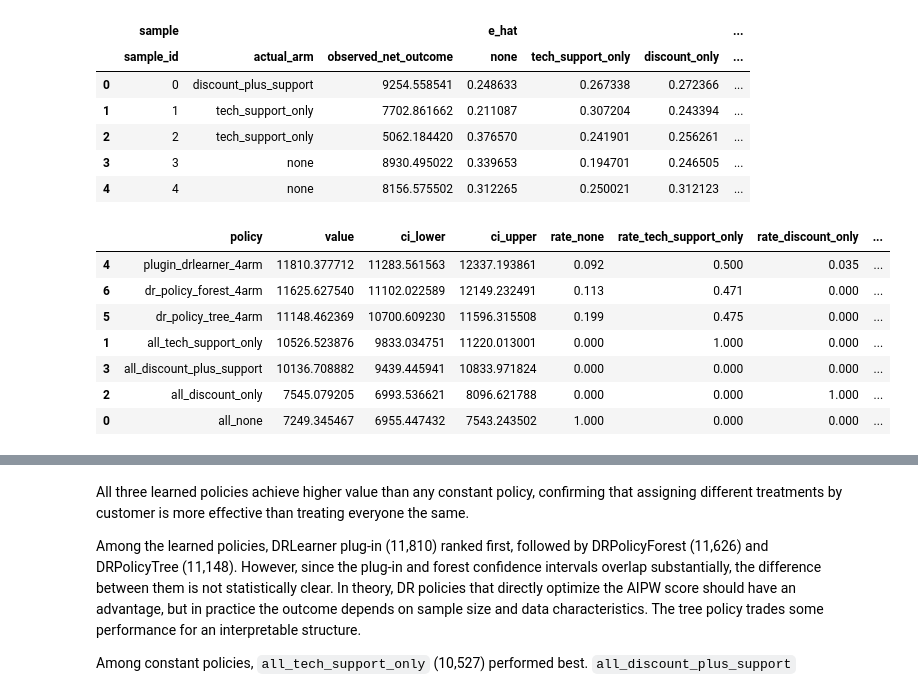
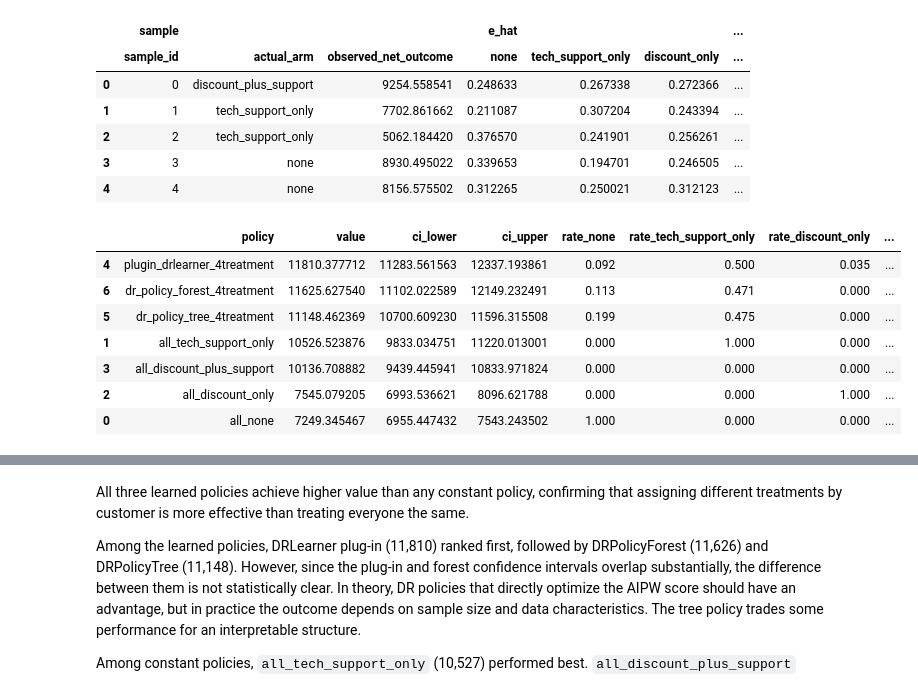
Before and after one commit to CausalInferenceLab/causal-studio, a Jupyter notebook: book/who_should_be_treated/who_should_be_treated_en.ipynb, the cells around one changed output, grey strips where cells are left out. Cells and saved outputs as stored; diff of their text form; code cells hidden in the pictures.

```diff
--- a/book/who_should_be_treated/who_should_be_treated_en.ipynb
+++ b/book/who_should_be_treated/who_should_be_treated_en.ipynb
@@ -100,29 +100,29 @@ covariates = [
 ]
 outcome = 'Revenue'
 
-ARM_NAMES = {
+TREATMENT_NAMES = {
     0: 'none',
     1: 'tech_support_only',
     2: 'discount_only',
     3: 'discount_plus_support',
 }
-ARM_LABELS = [ARM_NAMES[i] for i in range(4)]
+TREATMENT_LABELS = [TREATMENT_NAMES[i] for i in range(4)]
 
 required_columns = covariates + ['Tech Support', 'Discount', outcome]
 for col in required_columns:
     data[col] = pd.to_numeric(data[col], errors='coerce')
 
 policy_df = data[required_columns].dropna().copy()
-policy_df['arm'] = (
+policy_df['treatment'] = (
     2 * policy_df['Discount'].astype(int)
     + policy_df['Tech Support'].astype(int)
 ).astype(int)
-policy_df['arm_name'] = policy_df['arm'].map(ARM_NAMES)
+policy_df['treatment_name'] = policy_df['treatment'].map(TREATMENT_NAMES)
 
 n = len(policy_df)
 X = policy_df[covariates].to_numpy()
 Y = policy_df[outcome].to_numpy(dtype=float)
-A = policy_df['arm'].to_numpy(dtype=int)
+A = policy_df['treatment'].to_numpy(dtype=int)
 
 print(policy_df.shape)
 policy_df.head()
@@ -641,28 +643,25 @@ This structure ensures unbiasedness holds as long as either the outcome model or
 
 This score is used to estimate the value of each learned policy.
 # %%
-Y_net_train = Y_net[train_idx]
-Y_net_test  = Y_net[test_idx]
-
 e_hat_net = np.clip(e_hat_raw, 0.02, 0.98)
 e_hat_net = e_hat_net / e_hat_net.sum(axis=1, keepdims=True)
 
 gamma_net = np.zeros((len(X_test), 4))
 mu_hat_net = np.zeros((len(X_test), 4))
 
-for arm_id in range(4):
+for treatment_id in range(4):
     outcome_model = RandomForestRegressor(
         n_estimators=400,
         min_samples_leaf=20,
         random_state=SEED,
         n_jobs=1,
     )
-    outcome_model.fit(X_train[A_train == arm_id], Y_net_train[A_train == arm_id])
+    outcome_model.fit(X_train[A_train == treatment_id], Y_net_train[A_train == treatment_id])
     mu_a = outcome_model.predict(X_test)
-    observed_a = (A_test == arm_id).astype(float)
+    observed_a = (A_test == treatment_id).astype(float)
 
-    gamma_net[:, arm_id] = mu_a + observed_a / e_hat_net[:, arm_id] * (Y_net_test - mu_a)
-    mu_hat_net[:, arm_id] = mu_a
+    gamma_net[:, treatment_id] = mu_a + observed_a / e_hat_net[:, treatment_id] * (Y_net_test - mu_a)
+    mu_hat_net[:, treatment_id] = mu_a
 # %%
 sample_ids = np.arange(5)
 
@@ -691,37 +690,37 @@ sample_prediction_table
 | 4 | 4 | none | 8156.575502 | 0.312265 | 0.250021 | 0.312123 | ... |
 # %%
 policy_assignments = {
-    **{f'all_{arm_name}': np.full(len(X_test), arm_id) for arm_id, arm_name in ARM_NAMES.items()},
-    'plugin_drlearner_4arm': pi_plugin,
-    'dr_policy_tree_4arm': pi_tree,
-    'dr_policy_forest_4arm': pi_forest,
+    **{f'all_{treatment_name}': np.full(len(X_test), treatment_id) for treatment_id, treatment_name in TREATMENT_NAMES.items()},
+    'plugin_drlearner_4treatment': pi_plugin,
+    'dr_policy_tree_4treatment': pi_tree,
+    'dr_policy_forest_4treatment': pi_forest,
 }
 
 eval_rows = []
 for policy_name, policy_assignment in policy_assignments.items():
     pi = np.asarray(policy_assignment).astype(int).ravel()
     scores = gamma_net[np.arange(len(pi)), pi]
 
     row = {
         'policy': policy_name,
         'value': scores.mean(),
         'value_se': scores.std(ddof=1) / np.sqrt(len(scores)),
     }
-    for arm_id, arm_name in ARM_NAMES.items():
-        row[f'rate_{arm_name}'] = np.mean(pi == arm_id)
+    for treatment_id, treatment_name in TREATMENT_NAMES.items():
+        row[f'rate_{treatment_name}'] = np.mean(pi == treatment_id)
     eval_rows.append(row)
 
 policy_eval = pd.DataFrame(eval_rows)
 policy_eval['ci_lower'] = policy_eval['value'] - 1.96 * policy_eval['value_se']
 policy_eval['ci_upper'] = policy_eval['value'] + 1.96 * policy_eval['value_se']
 
-display_cols = ['policy', 'value', 'ci_lower', 'ci_upper'] + [f'rate_{n}' for n in ARM_LABELS]
+display_cols = ['policy', 'value', 'ci_lower', 'ci_upper'] + [f'rate_{n}' for n in TREATMENT_LABELS]
 policy_eval.sort_values('value', ascending=False)[display_cols]
 # %% [output]
 |  | policy | value | ci_lower | ci_upper | rate_none | rate_tech_support_only | rate_discount_only | ... |
-| 4 | plugin_drlearner_4arm | 11810.377712 | 11283.561563 | 12337.193861 | 0.092 | 0.500 | 0.035 | ... |
-| 6 | dr_policy_forest_4arm | 11625.627540 | 11102.022589 | 12149.232491 | 0.113 | 0.471 | 0.000 | ... |
-| 5 | dr_policy_tree_4arm | 11148.462369 | 10700.609230 | 11596.315508 | 0.199 | 0.475 | 0.000 | ... |
+| 4 | plugin_drlearner_4treatment | 11810.377712 | 11283.561563 | 12337.193861 | 0.092 | 0.500 | 0.035 | ... |
+| 6 | dr_policy_forest_4treatment | 11625.627540 | 11102.022589 | 12149.232491 | 0.113 | 0.471 | 0.000 | ... |
+| 5 | dr_policy_tree_4treatment | 11148.462369 | 10700.609230 | 11596.315508 | 0.199 | 0.475 | 0.000 | ... |
 | 1 | all_tech_support_only | 10526.523876 | 9833.034751 | 11220.013001 | 0.000 | 1.000 | 0.000 | ... |
 | 3 | all_discount_plus_support | 10136.708882 | 9439.445941 | 10833.971824 | 0.000 | 0.000 | 0.000 | ... |
 | 2 | all_discount_only | 7545.079205 | 6993.536621 | 8096.621788 | 0.000 | 0.000 | 1.000 | ... |
```
Also changed, not shown: parts of 28 cells of this notebook, 1 other file.
